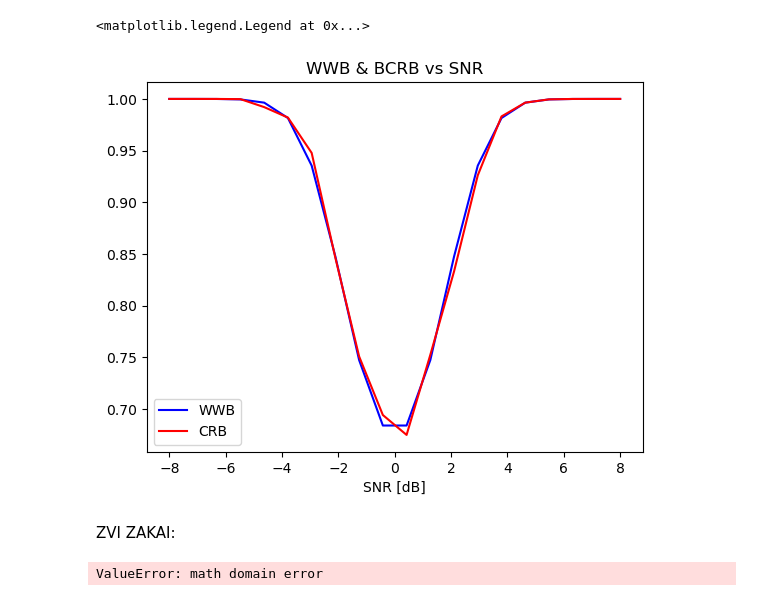
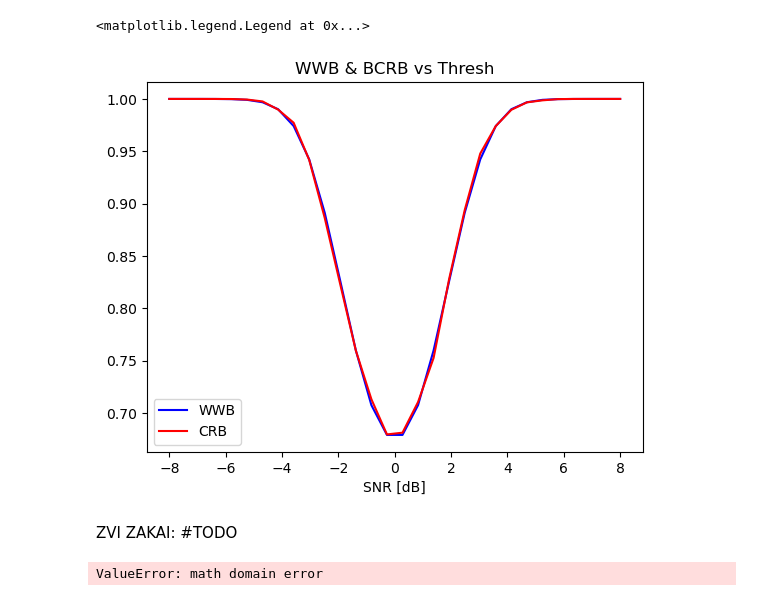
Before and after one commit to mazyaniv/Channel_Estimation, a Jupyter notebook: BOUNDS.ipynb, the cells around one changed output. Cells and saved outputs as stored; diff of their text form; code cells hidden in the pictures.

```diff
--- a/BOUNDS.ipynb
+++ b/BOUNDS.ipynb
@@ -18,14 +18,14 @@ rho_a =1
 rho_q=1
 M =1
 # %%
-def samp_teta(observ): #samples-for CRB function (d_k)
-    teta_samp = np.random.normal(0, 1, (M, observ))
+def samp_teta(observ,mu): #samples-for CRB function (d_k)
+    teta_samp = np.random.normal(mu, 1, (M, observ))
     return  teta_samp.reshape(M,observ)
 
-def CRB(sigma,thresh_real=0,observ=1000):
+def CRB(mu,sigma,thresh_real=0,observ=1000): #TODO: does it valid only for zero-mean case?
     sigma1 = 1
-    na = 0 #nq = 1
-    teta_samp = samp_teta(observ)
+    na = 0
+    teta_samp = samp_teta(observ,mu)
     g_teta = teta_samp
     zeta_real = ((1/sigma)*(g_teta.real-thresh_real))
     pdf_real = norm.pdf(zeta_real)
@@ -52,12 +52,13 @@ def WWS(sigma2,s,h,thresh_real=0):
 sigma_space_new = np.logspace(-1,1,10)
 s= 0.5
 h= 0.1
+mu_crb=0
 sigma_space_new = np.logspace(-1, 1, 10)
+CRB1 = [CRB(mu_crb,sigma_space_new[i]) for i in range(len(sigma_space_new))]
 WWS1 = [WWS(sigma_space_new[i],s,h) for i in range(len(sigma_space_new))]
-CRB1 = [CRB(sigma_space_new[i]) for i in range(len(sigma_space_new))]
 plt.figure()
-plt.plot(10*np.log10(1/sigma_space_new), WWS1, color = "blue", label = "WWB")
 plt.plot(10*np.log10(1/sigma_space_new), CRB1, color = "red", label = "CRB")
+plt.plot(10*np.log10(1/sigma_space_new), WWS1, linestyle = "-", label = "WWB")
 plt.title("WWB & BCRB vs SNR")
 plt.xlabel("SNR [dB]")
 plt.legend()
@@ -67,20 +88,23 @@ plt.legend()
 # %%
 s= 0.5
 h= 0.1
-thresh_space = np.linspace(-8,8,20)
-WWS1 = [WWS(1,s,h,thresh_space[i]) for i in range(len(thresh_space))]
-CRB1 = [CRB(1,thresh_space[i]) for i in range(len(thresh_space))]
+my_sigma = 1 #Thresh = Thresh/sigma
+thresh_space = np.linspace(-8,8,30)
+WWS1 = [WWS(my_sigma,s,h,thresh_space[i]) for i in range(len(thresh_space))]
+CRB1 = [CRB(mu_crb,my_sigma,thresh_space[i]) for i in range(len(thresh_space))]
+# CRB1 = [CRB(mu_crb,0.5*thresh_space[i],thresh_space[i]) for i in range(len(thresh_space))]
+
 plt.figure()
 plt.plot(thresh_space, WWS1, color = "blue", label = "WWB")
 plt.plot(thresh_space, CRB1, color = "red", label = "CRB")
-plt.title("WWB & BCRB vs SNR")
+plt.title("WWB & BCRB vs Thresh")
 plt.xlabel("SNR [dB]")
 plt.legend()
 # %% [output]
 <matplotlib.legend.Legend at 0x...>
-[figure, old version]
+[figure, new version]
 # %% [markdown]
-ZVI ZAKAI:
+ZVI ZAKAI: #TODO
 # %%
 def Pmin(theta,h,sigma):
     P1 = norm.cdf((theta+h)/sigma)
```
Also changed, not shown: parts of 3 cells of this notebook.
